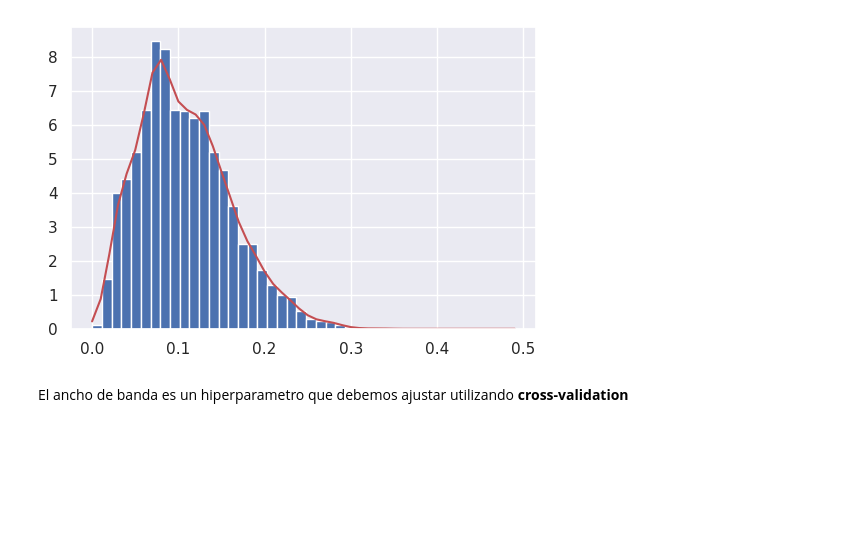
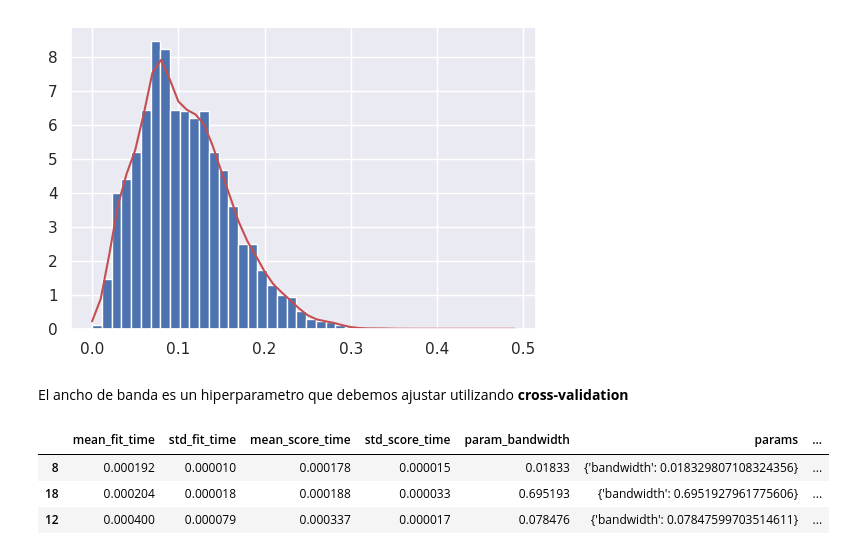
Before and after one commit to UnidadDataScience/DiplomadoIA2021, a Jupyter notebook: Estimacion de Densidad.ipynb, the cells around one changed output. Cells and saved outputs as stored; diff of their text form; code cells hidden in the pictures; blank space fills up the shorter version.

```diff
--- a/Estimacion de Densidad.ipynb
+++ b/Estimacion de Densidad.ipynb
@@ -102,6 +103,12 @@ grid = GridSearchCV(KernelDensity(), params)
 grid = grid.fit(z[:, None])
 # %%
 results = pd.DataFrame(grid.cv_results_)
+results.sample(3)
+# %% [output]
+|  | mean_fit_time | std_fit_time | mean_score_time | std_score_time | param_bandwidth | params | ... |
+| 8 | 0.000192 | 0.000010 | 0.000178 | 0.000015 | 0.01833 | {'bandwidth': 0.018329807108324356} | ... |
+| 18 | 0.000204 | 0.000018 | 0.000188 | 0.000033 | 0.695193 | {'bandwidth': 0.6951927961775606} | ... |
+| 12 | 0.000400 | 0.000079 | 0.000337 | 0.000017 | 0.078476 | {'bandwidth': 0.07847599703514611} | ... |
 # %%
 plt.figure()
 plt.plot(results['param_bandwidth'], results['mean_test_score'])
```
Also changed, not shown: parts of 3 cells of this notebook, 36 other files.
